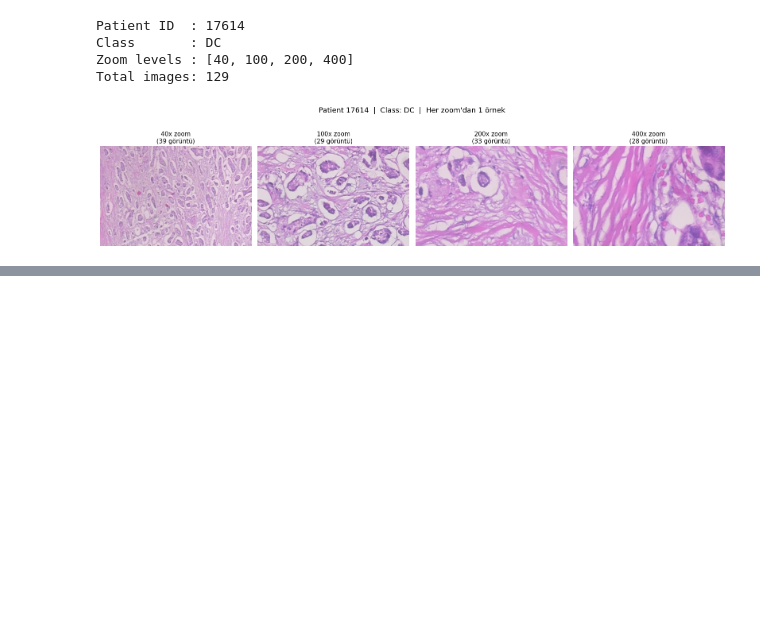
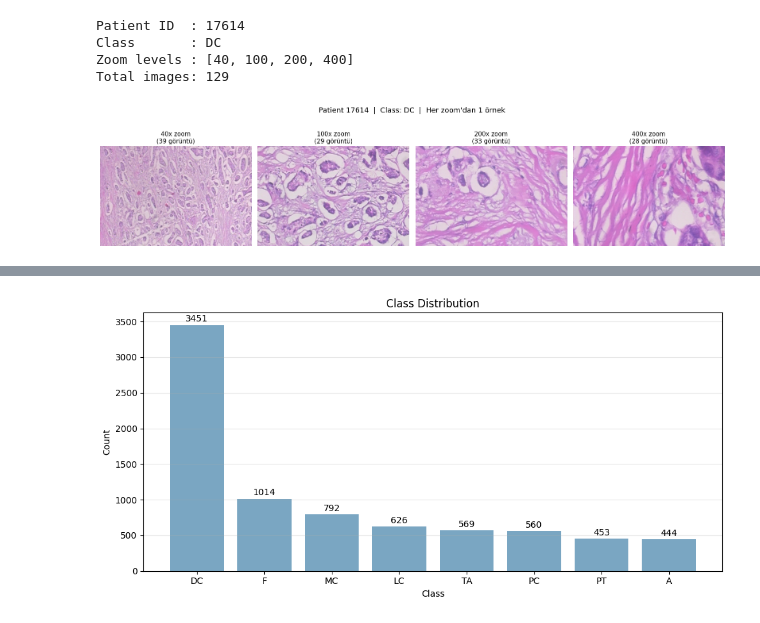
Before and after one commit to sarpustacom/BreastCancerV1, a Jupyter notebook: notebook_analysis.ipynb, the cells around one changed output, grey strips where cells are left out. Cells and saved outputs as stored; diff of their text form; code cells hidden in the pictures; blank space fills up the shorter version.

```diff
--- a/notebook_analysis.ipynb
+++ b/notebook_analysis.ipynb
@@ -280,0 +288,20 @@ show_class_samples_by_zoom(df, selected_zoom=40, n_cols=4, random_sample=True)
+# %%
+counts = df["is_malign"].value_counts().sort_index()  # 0: Benign, 1: Malignant
+
+plt.figure(figsize=(7, 4))
+bars = plt.bar(
+    ["Benign (0)", "Malignant (1)"],
+    [counts.get(0, 0), counts.get(1, 0)],
+    color=["#66b3ff", "#ff9999"]
+)
+
+plt.title("Distribution of is_malign")
+plt.ylabel("Count")
+plt.grid(axis="y", alpha=0.3)
+
+for bar in bars:
+    h = bar.get_height()
+    plt.text(bar.get_x() + bar.get_width() / 2, h + 20, f"{int(h)}", ha="center", va="bottom")
+
+plt.tight_layout()
+plt.show()
@@ -280,0 +321,19 @@ show_class_samples_by_zoom(df, selected_zoom=40, n_cols=4, random_sample=True)
+# %%
+class_counts = df["class"].value_counts()
+
+plt.figure(figsize=(10, 5))
+bars = plt.bar(class_counts.index, class_counts.values, color="#7aa6c2")
+
+plt.title("Class Distribution")
+plt.xlabel("Class")
+plt.ylabel("Count")
+plt.grid(axis="y", alpha=0.3)
+
+for bar in bars:
+    h = bar.get_height()
+    plt.text(bar.get_x() + bar.get_width() / 2, h + 20, f"{int(h)}", ha="center", va="bottom")
+
+plt.tight_layout()
+plt.show()
+# %% [output]
+[figure, added]
```
Also changed, not shown: parts of 3 cells of this notebook, 1 other file.
